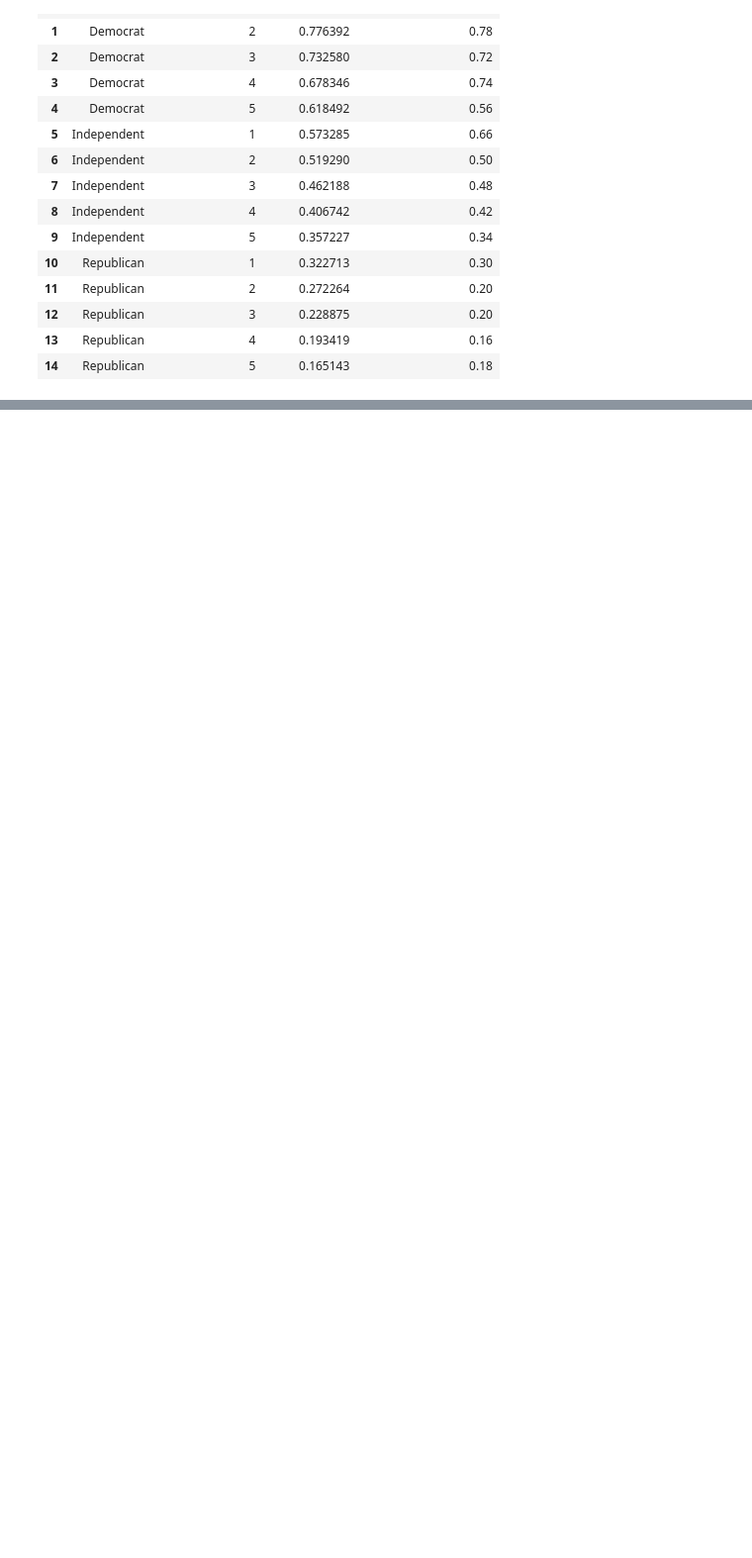
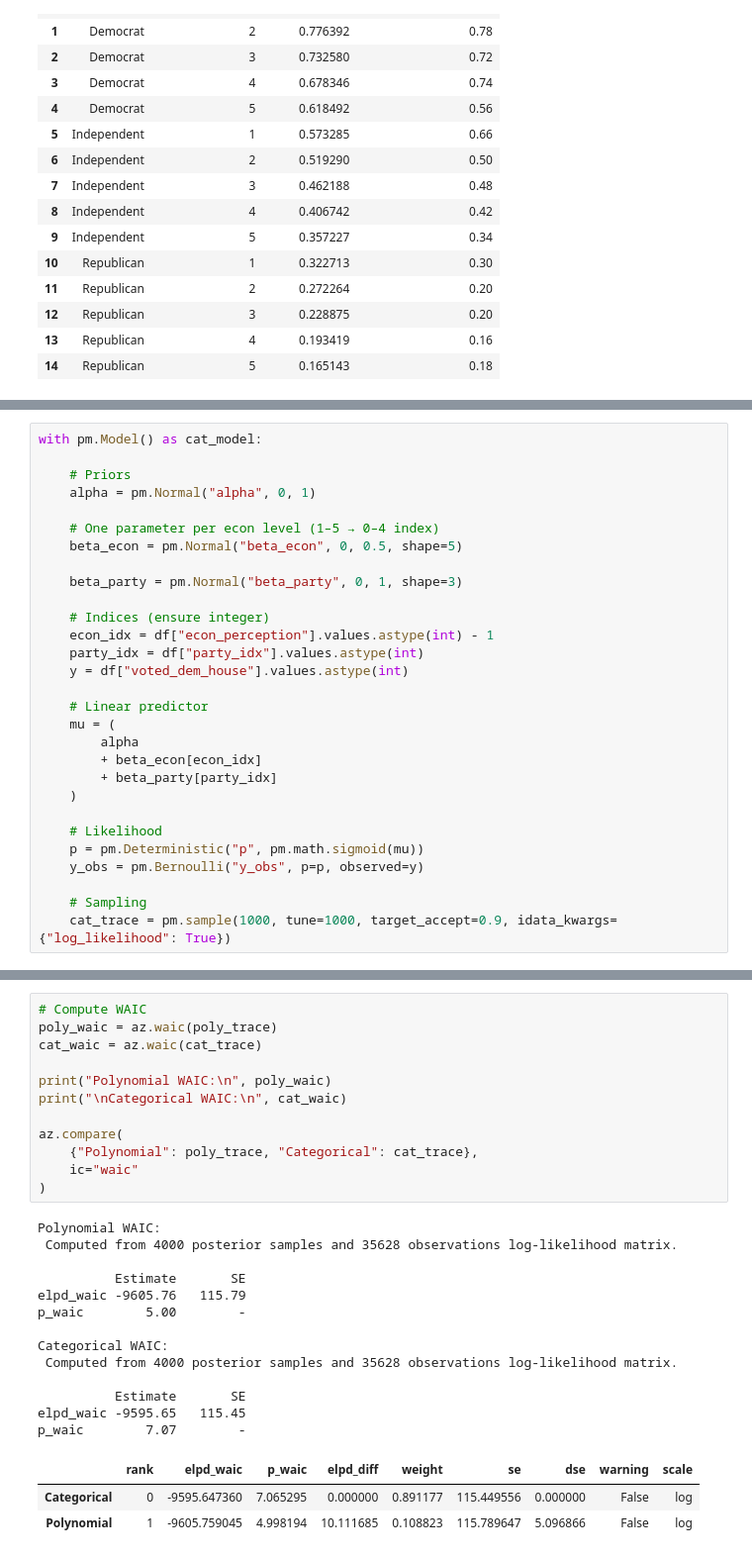
Before and after one commit to ShyamakD/fds-project, a Jupyter notebook: notebooks/dry_run.ipynb, the cells around one changed output, grey strips where cells are left out. Shown at 99% size. Saved outputs shown, nothing was run; the diff lists cells and outputs as text; blank space fills up the shorter version.

```diff
--- a/notebooks/dry_run.ipynb
+++ b/notebooks/dry_run.ipynb
@@ -196,0 +411,29 @@ Sampling 4 chains for 1_000 tune and 1_000 draw iterations (4_000 + 4_000 draws
+# %%
+with pm.Model() as cat_model:
+
+    # Priors
+    alpha = pm.Normal("alpha", 0, 1)
+
+    # One parameter per econ level (1–5 → 0–4 index)
+    beta_econ = pm.Normal("beta_econ", 0, 0.5, shape=5)
+
+    beta_party = pm.Normal("beta_party", 0, 1, shape=3)
+
+    # Indices (ensure integer)
+    econ_idx = df["econ_perception"].values.astype(int) - 1
+    party_idx = df["party_idx"].values.astype(int)
+    y = df["voted_dem_house"].values.astype(int)
+
+    # Linear predictor
+    mu = (
+        alpha
+        + beta_econ[econ_idx]
+        + beta_party[party_idx]
+    )
+
+    # Likelihood
+    p = pm.Deterministic("p", pm.math.sigmoid(mu))
+    y_obs = pm.Bernoulli("y_obs", p=p, observed=y)
+
+    # Sampling
+    cat_trace = pm.sample(1000, tune=1000, target_accept=0.9, idata_kwargs={"log_likelihood": True})
@@ -196,0 +447,29 @@ Sampling 4 chains for 1_000 tune and 1_000 draw iterations (4_000 + 4_000 draws
+# %%
+# Compute WAIC
+poly_waic = az.waic(poly_trace)
+cat_waic = az.waic(cat_trace)
+
+print("Polynomial WAIC:\n", poly_waic)
+print("\nCategorical WAIC:\n", cat_waic)
+
+az.compare(
+    {"Polynomial": poly_trace, "Categorical": cat_trace},
+    ic="waic"
+)
+# %% [output]
+Polynomial WAIC:
+ Computed from 4000 posterior samples and 35628 observations log-likelihood matrix.
+
+          Estimate       SE
+elpd_waic -9605.76   115.79
+p_waic        5.00        -
+
+Categorical WAIC:
+ Computed from 4000 posterior samples and 35628 observations log-likelihood matrix.
+
+          Estimate       SE
+elpd_waic -9595.65   115.45
+p_waic        7.07        -
+|  | rank | elpd_waic | p_waic | elpd_diff | weight | se | dse | warning | scale |
+| Categorical | 0 | -9595.647360 | 7.065295 | 0.000000 | 0.891177 | 115.449556 | 0.000000 | False | log |
+| Polynomial | 1 | -9605.759045 | 4.998194 | 10.111685 | 0.108823 | 115.789647 | 5.096866 | False | log |
```
Also changed, not shown: parts of 8 cells of this notebook, 2 other files.
